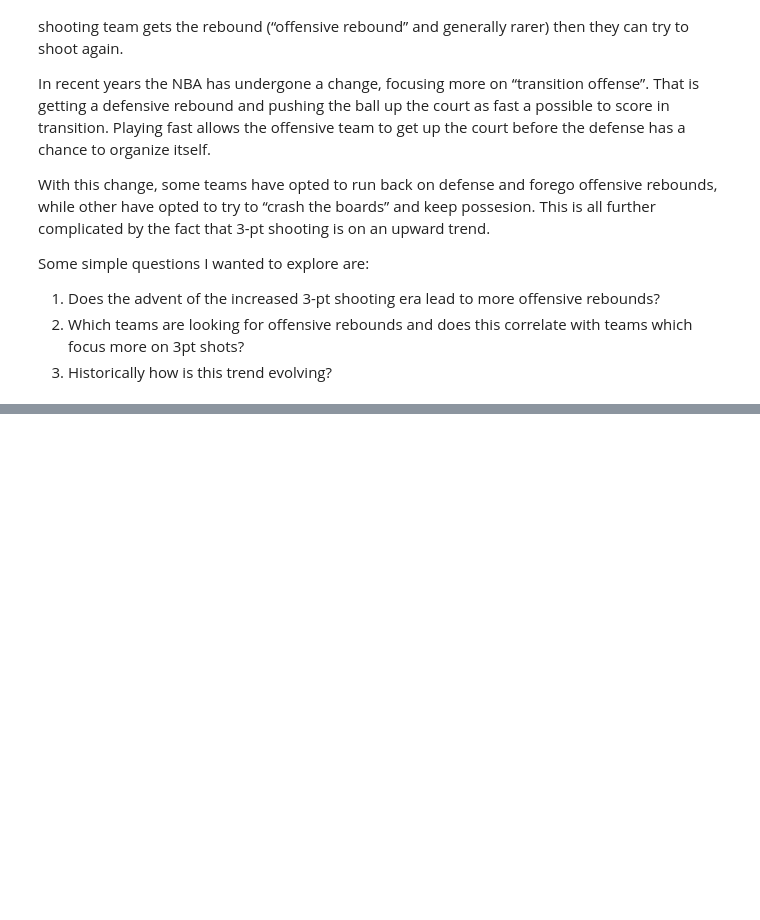
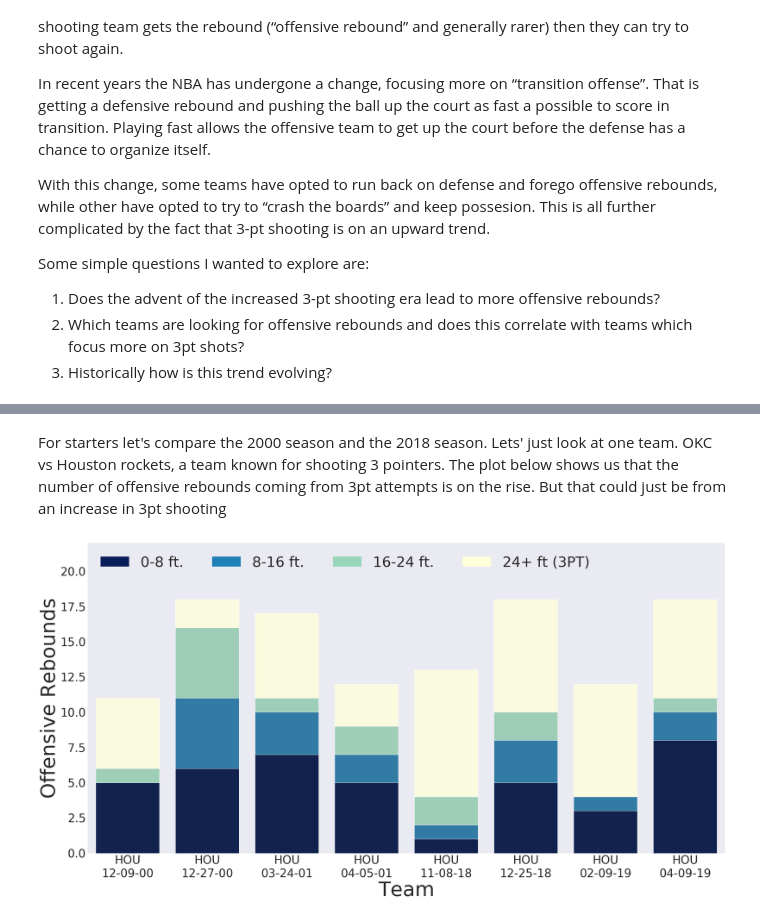
Before and after one commit to mistry/NBA_projects, a Jupyter notebook: stats/NBA_off_rebs.ipynb, the cells around one changed output, grey strips where cells are left out. Saved outputs shown, nothing was run; the diff lists cells and outputs as text; code cells hidden in the pictures; blank space fills up the shorter version.

```diff
--- a/stats/NBA_off_rebs.ipynb
+++ b/stats/NBA_off_rebs.ipynb
@@ -293,0 +199,11 @@ sns.plot(x=allseason['OREBPER'], y=allseason['MISS3PTPER'])
+# %%
+
+game_dfs = {}
+for i in range(0,19):
+    if(i < 10):
+        s = '0' + str(i)
+    else:
+        s = str(i)
+    print 'getting season 20' + s + '\n'
+    game_dfs['sea_'+s] = get_all_season(games_to_keep[i])
+    sleep(10)
@@ -293,0 +228,5 @@ sns.plot(x=allseason['OREBPER'], y=allseason['MISS3PTPER'])
+# %%
+sea_00 = game_dfs['sea_00']
+sea_18 = game_dfs['sea_18']
+both = pd.concat([sea_00,sea_18], axis=0)
+both.head()
@@ -293,0 +240,49 @@ sns.plot(x=allseason['OREBPER'], y=allseason['MISS3PTPER'])
+# %% [markdown]
+For starters let's compare the 2000 season and the 2018 season.
+Lets' just look at one team. OKC vs Houston rockets, a team known for shooting 3 pointers. The plot below shows us that the number of offensive rebounds coming from 3pt attempts is on the rise. But that could just be from an increase in 3pt shooting
+# %%
+from matplotlib import pyplot as plt
+from matplotlib import cm
+
+import seaborn as sns
+sns.set_style("dark")
+sns.set_color_codes()
+plt.figure(figsize=(40,20))
+
+hou = both[both['TEAM'].str.contains("HOU") == True]
+
+color1=iter(cm.YlGnBu(np.linspace(0,1,4)))
+
+c=next(color1)
+
+sns.barplot(x = hou['TEAM'], y = hou['OREBS'],  color=c)
+three_bar = plt.Rectangle((0,0),1,1,fc=c, edgecolor = 'none')
+c=next(color1)
+
+long_plot = sns.barplot(x = hou['TEAM'], y = hou['16-24ft'], color=c)
+long_bar = plt.Rectangle((0,0),1,1,fc=c,  edgecolor = 'none')
+c=next(color1)
+
+mid_plot = sns.barplot(x = hou['TEAM'], y = hou['8-16ft'], color=c)
+mid_bar = plt.Rectangle((0,0),1,1,fc=c, edgecolor = 'none')
+c=next(color1)
+
+short_plot = sns.barplot(x = hou['TEAM'], y = hou['0-8ft'], color=c)
+short_bar = plt.Rectangle((0,0),1,1,fc=c,  edgecolor = 'none')
+
+l = plt.legend([short_bar, mid_bar,long_bar,three_bar],
+               ['0-8 ft.', '8-16 ft.','16-24 ft.', '24+ ft (3PT)'], loc=2, ncol = 4, prop={'size':50})
+l.draw_frame(False)
+
+sns.despine(left=True)
+short_plot.set_ylabel("Offensive Rebounds")
+short_plot.set_xlabel("Team")
+short_plot.set(ylim=(0, 22))
+
+for item in ([short_plot.xaxis.label, short_plot.yaxis.label] +
+             short_plot.get_xticklabels() + short_plot.get_yticklabels()):
+    item.set_fontsize(40)
+for item in ([short_plot.xaxis.label, short_plot.yaxis.label]):
+    item.set_fontsize(70)
+# %% [output]
+[figure, added]
```
Also changed, not shown: parts of 47 cells of this notebook.
